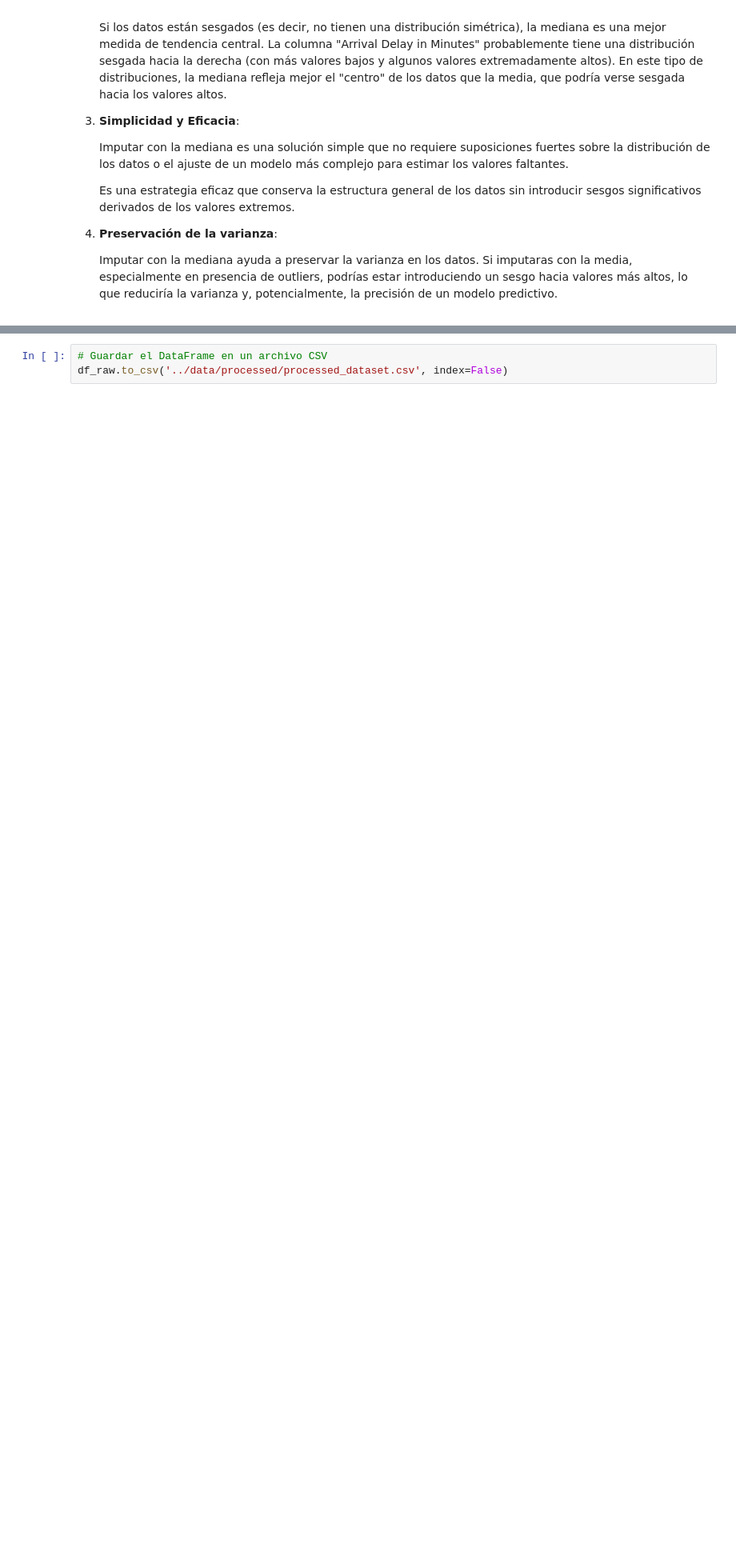
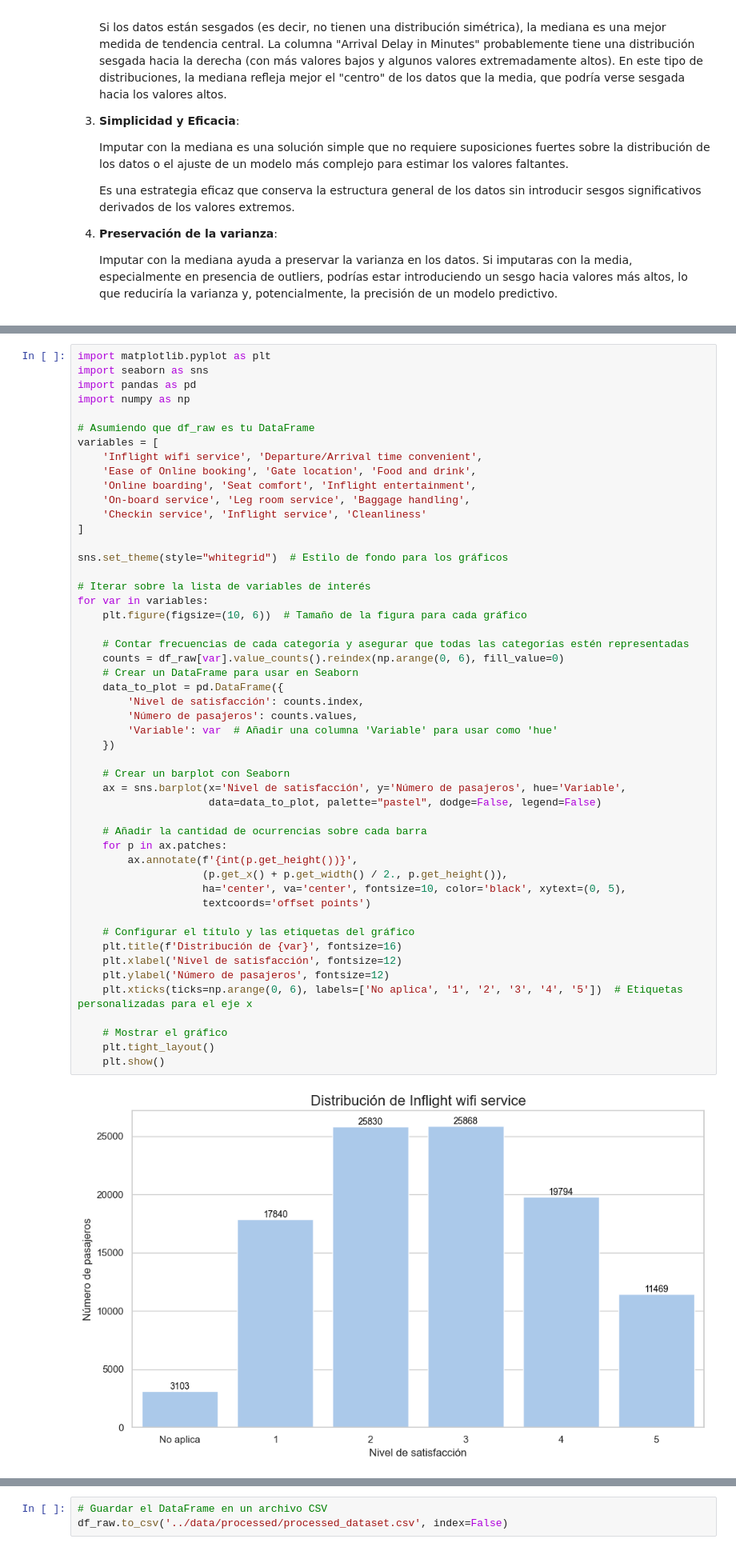
Before and after one commit to AI-School-F5-P3/ML_Airlines_Grupo3, a Jupyter notebook: notebooks/exploratory_analysis.ipynb, the cells around one changed output, grey strips where cells are left out. Shown at 80% size. Saved outputs shown, nothing was run; the diff lists cells and outputs as text; blank space fills up the shorter version.

```diff
--- a/notebooks/exploratory_analysis.ipynb
+++ b/notebooks/exploratory_analysis.ipynb
@@ -329,0 +296,52 @@ for col in numeric_columns:
+# %%
+import matplotlib.pyplot as plt
+import seaborn as sns
+import pandas as pd
+import numpy as np
+
+# Asumiendo que df_raw es tu DataFrame
+variables = [
+    'Inflight wifi service', 'Departure/Arrival time convenient',
+    'Ease of Online booking', 'Gate location', 'Food and drink',
+    'Online boarding', 'Seat comfort', 'Inflight entertainment',
+    'On-board service', 'Leg room service', 'Baggage handling',
+    'Checkin service', 'Inflight service', 'Cleanliness'
+]
+
+sns.set_theme(style="whitegrid")  # Estilo de fondo para los gráficos
+
+# Iterar sobre la lista de variables de interés
+for var in variables:
+    plt.figure(figsize=(10, 6))  # Tamaño de la figura para cada gráfico
+
+    # Contar frecuencias de cada categoría y asegurar que todas las categorías estén representadas
+    counts = df_raw[var].value_counts().reindex(np.arange(0, 6), fill_value=0)
+    # Crear un DataFrame para usar en Seaborn
+    data_to_plot = pd.DataFrame({
+        'Nivel de satisfacción': counts.index,
+        'Número de pasajeros': counts.values,
+        'Variable': var  # Añadir una columna 'Variable' para usar como 'hue'
+    })
+
+    # Crear un barplot con Seaborn
+    ax = sns.barplot(x='Nivel de satisfacción', y='Número de pasajeros', hue='Variable',
+                     data=data_to_plot, palette="pastel", dodge=False, legend=False)
+
+    # Añadir la cantidad de ocurrencias sobre cada barra
+    for p in ax.patches:
+        ax.annotate(f'{int(p.get_height())}',
+                    (p.get_x() + p.get_width() / 2., p.get_height()),
+                    ha='center', va='center', fontsize=10, color='black', xytext=(0, 5),
+                    textcoords='offset points')
+
+    # Configurar el título y las etiquetas del gráfico
+    plt.title(f'Distribución de {var}', fontsize=16)
+    plt.xlabel('Nivel de satisfacción', fontsize=12)
+    plt.ylabel('Número de pasajeros', fontsize=12)
+    plt.xticks(ticks=np.arange(0, 6), labels=['No aplica', '1', '2', '3', '4', '5'])  # Etiquetas personalizadas para el eje x
+
+    # Mostrar el gráfico
+    plt.tight_layout()
+    plt.show()
+# %% [output]
+[figure, added]
```
Also changed, not shown: parts of 9 cells of this notebook, 1 other file.
